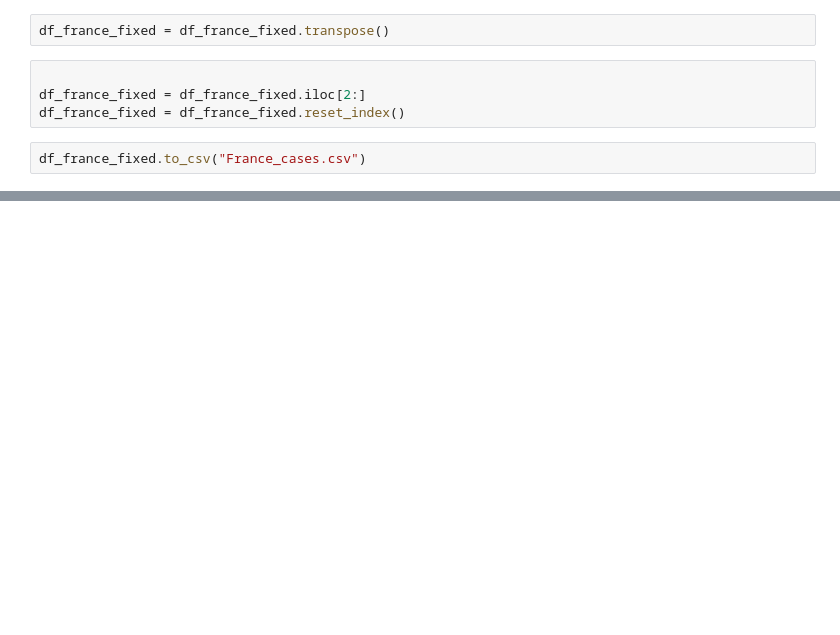
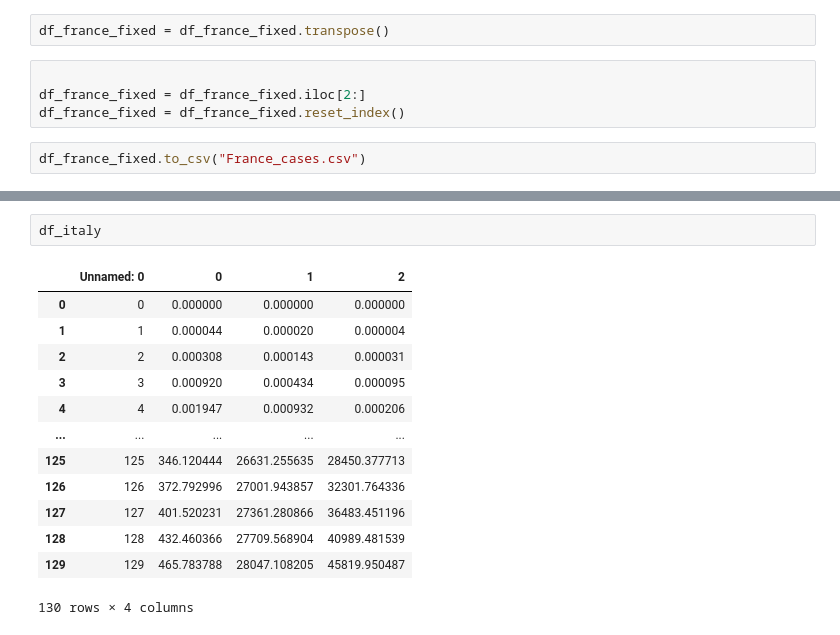
Before and after one commit to RobindeGrootNL/COVID-19-Data-Driven-Policy-Advisor-Tool, a Jupyter notebook: python/data handling/DataCleaning.ipynb, the cells around one changed output, grey strips where cells are left out. Saved outputs shown, nothing was run; the diff lists cells and outputs as text; blank space fills up the shorter version.

```diff
--- a/python/data handling/DataCleaning.ipynb
+++ b/python/data handling/DataCleaning.ipynb
@@ -212,0 +237,16 @@ df_france_fixed.to_csv("France_cases.csv")
+# %%
+df_italy
+# %% [output]
+|  | Unnamed: 0 | 0 | 1 | 2 |
+| 0 | 0 | 0.000000 | 0.000000 | 0.000000 |
+| 1 | 1 | 0.000044 | 0.000020 | 0.000004 |
+| 2 | 2 | 0.000308 | 0.000143 | 0.000031 |
+| 3 | 3 | 0.000920 | 0.000434 | 0.000095 |
+| 4 | 4 | 0.001947 | 0.000932 | 0.000206 |
+| ... | ... | ... | ... | ... |
+| 125 | 125 | 346.120444 | 26631.255635 | 28450.377713 |
+| 126 | 126 | 372.792996 | 27001.943857 | 32301.764336 |
+| 127 | 127 | 401.520231 | 27361.280866 | 36483.451196 |
+| 128 | 128 | 432.460366 | 27709.568904 | 40989.481539 |
+| 129 | 129 | 465.783788 | 28047.108205 | 45819.950487 |
+130 rows × 4 columns
```
Also changed, not shown: parts of 6 cells of this notebook, 5 other files.
